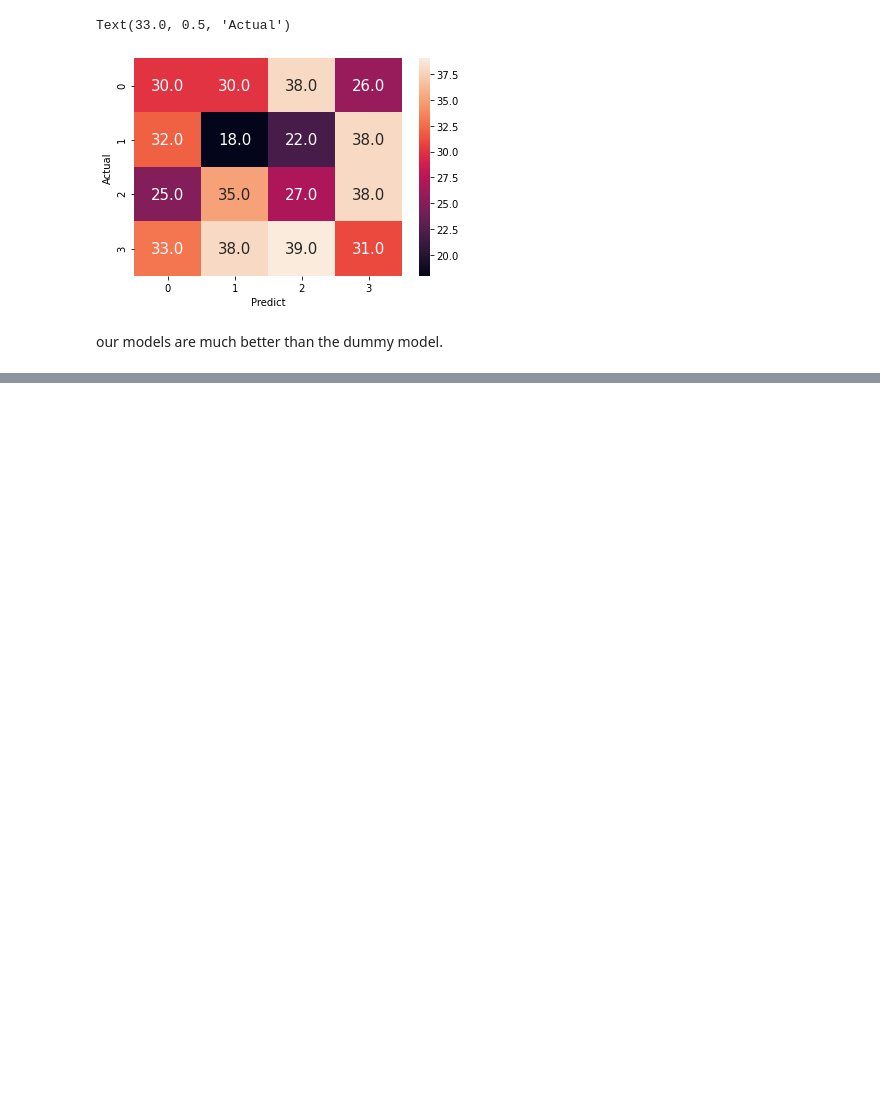
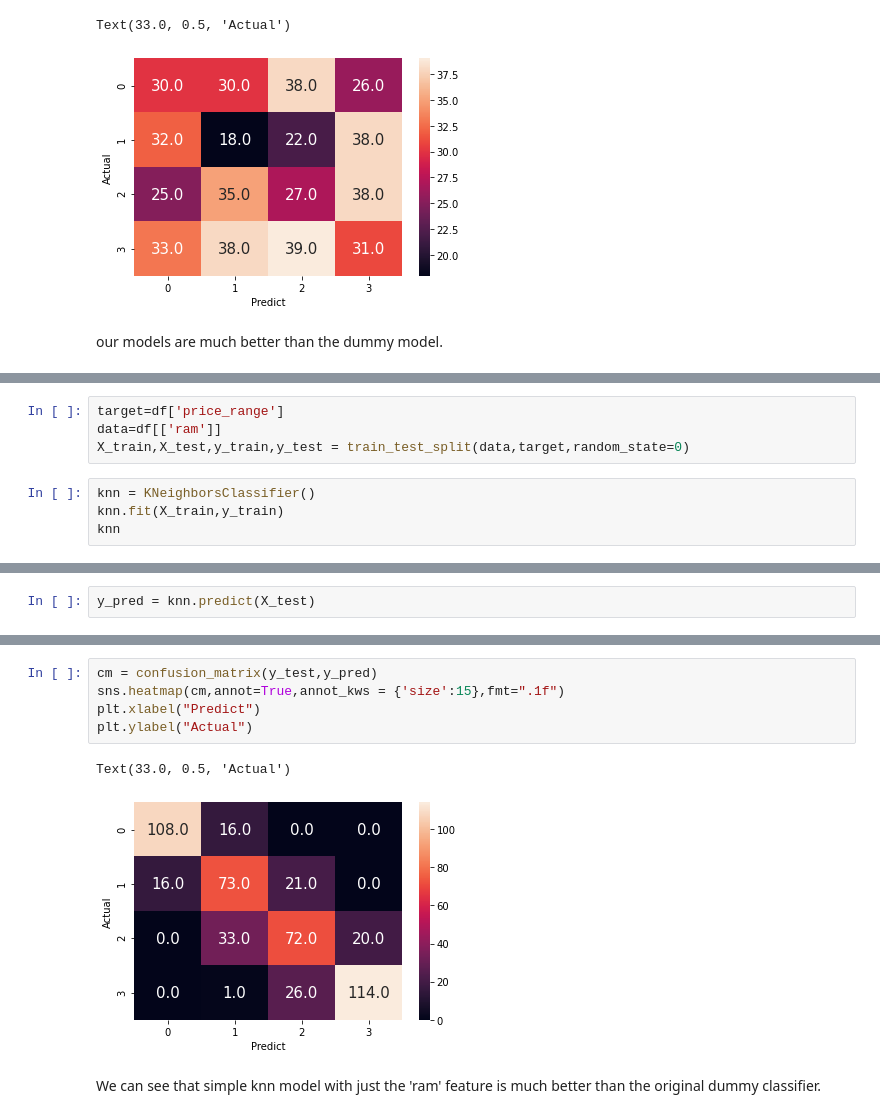
Before and after one commit to or-yitshak/Final-Project-Semster-A, a Jupyter notebook: Classification/Mobile price clasiffication.ipynb, the cells around one changed output, grey strips where cells are left out. Saved outputs shown, nothing was run; the diff lists cells and outputs as text; blank space fills up the shorter version.

Commit message:
dummy knn added to clasiffication file

```diff
--- a/Classification/Mobile price clasiffication.ipynb
+++ b/Classification/Mobile price clasiffication.ipynb
@@ -596,0 +599,8 @@ our models are much better than the dummy model.
+# %%
+target=df['price_range']
+data=df[['ram']]
+X_train,X_test,y_train,y_test = train_test_split(data,target,random_state=0)
+# %%
+knn = KNeighborsClassifier()
+knn.fit(X_train,y_train)
+knn
@@ -596,0 +609,2 @@ our models are much better than the dummy model.
+# %%
+y_pred = knn.predict(X_test)
@@ -596,0 +624,10 @@ our models are much better than the dummy model.
+# %%
+cm = confusion_matrix(y_test,y_pred)
+sns.heatmap(cm,annot=True,annot_kws = {'size':15},fmt=".1f")
+plt.xlabel("Predict")
+plt.ylabel("Actual")
+# %% [output]
+Text(33.0, 0.5, 'Actual')
+[figure, added]
+# %% [markdown]
+We can see that simple knn model with just the 'ram' feature is much better than the original dummy classifier.
```
Also changed, not shown: parts of 3 cells of this notebook.
